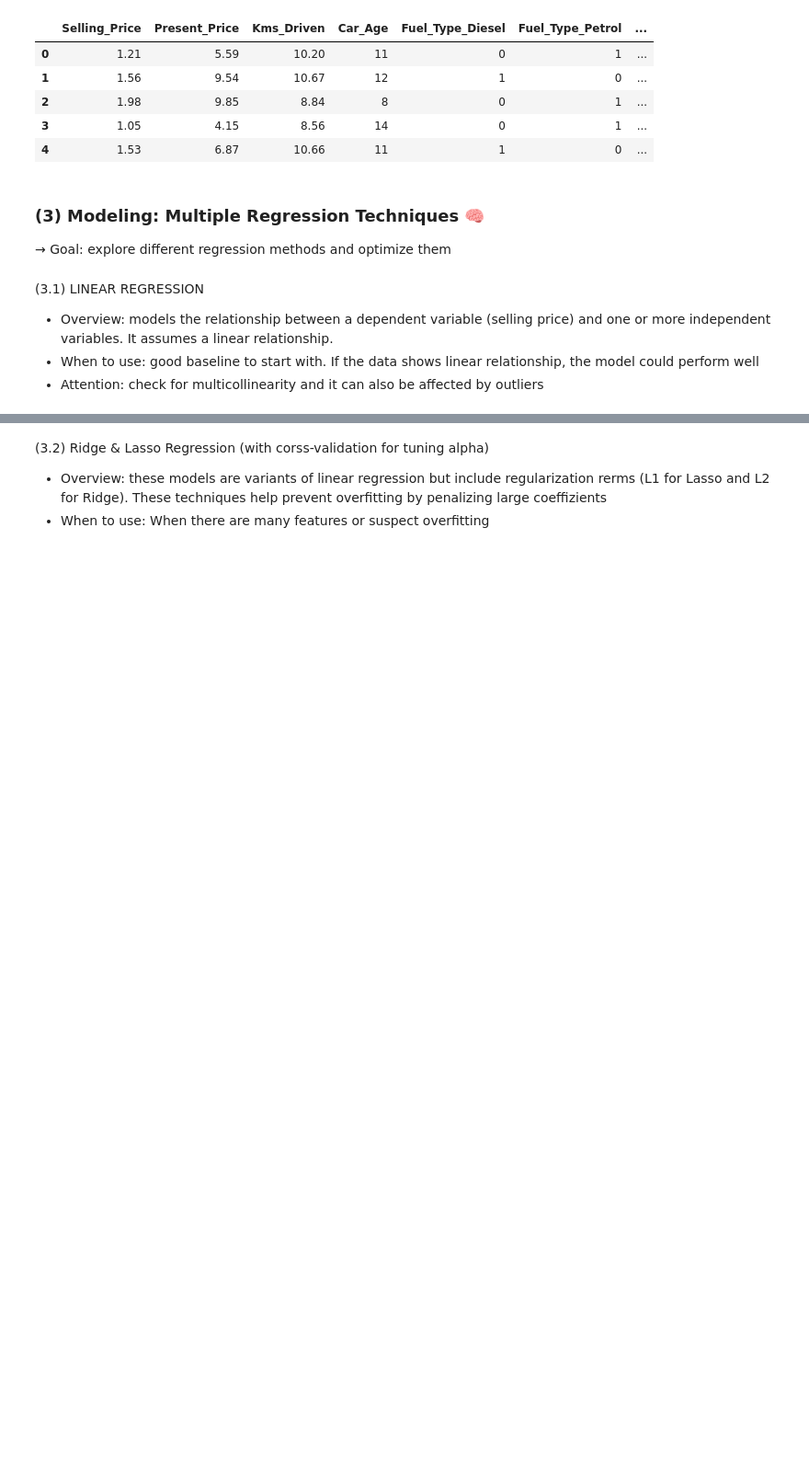
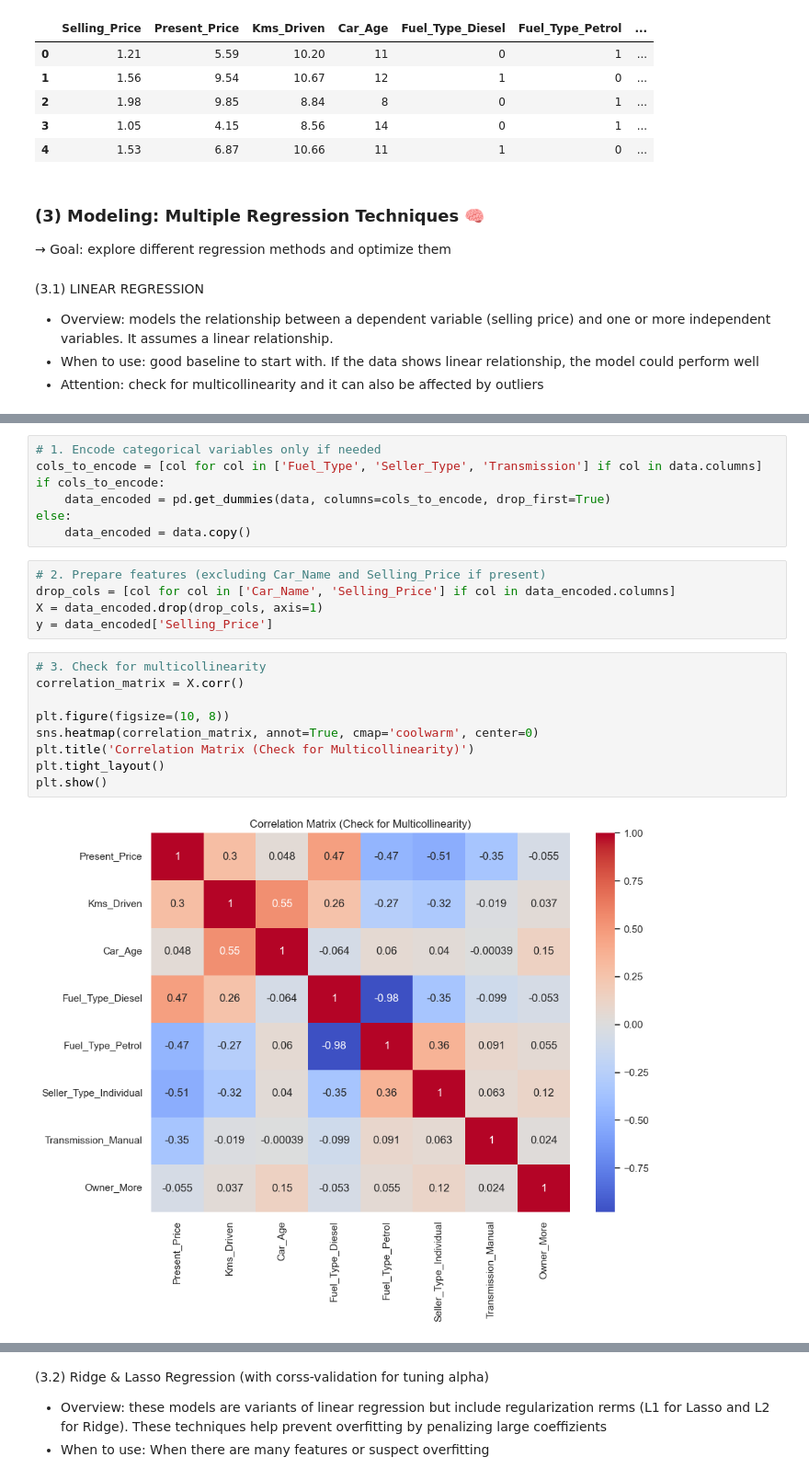
Before and after one commit to rakipario/cars-cars-cars, a Jupyter notebook: cars.ipynb, the cells around one changed output, grey strips where cells are left out. Shown at 92% size. Cells and saved outputs as stored; diff of their text form; blank space fills up the shorter version.

```diff
--- a/cars.ipynb
+++ b/cars.ipynb
@@ -367,0 +434,23 @@ data.head()
+# %%
+# 1. Encode categorical variables only if needed
+cols_to_encode = [col for col in ['Fuel_Type', 'Seller_Type', 'Transmission'] if col in data.columns]
+if cols_to_encode:
+    data_encoded = pd.get_dummies(data, columns=cols_to_encode, drop_first=True)
+else:
+    data_encoded = data.copy()
+# %%
+# 2. Prepare features (excluding Car_Name and Selling_Price if present)
+drop_cols = [col for col in ['Car_Name', 'Selling_Price'] if col in data_encoded.columns]
+X = data_encoded.drop(drop_cols, axis=1)
+y = data_encoded['Selling_Price']
+# %%
+# 3. Check for multicollinearity
+correlation_matrix = X.corr()
+
+plt.figure(figsize=(10, 8))
+sns.heatmap(correlation_matrix, annot=True, cmap='coolwarm', center=0)
+plt.title('Correlation Matrix (Check for Multicollinearity)')
+plt.tight_layout()
+plt.show()
+# %% [output]
+[figure, added]
```
Also changed, not shown: parts of 43 cells of this notebook.
